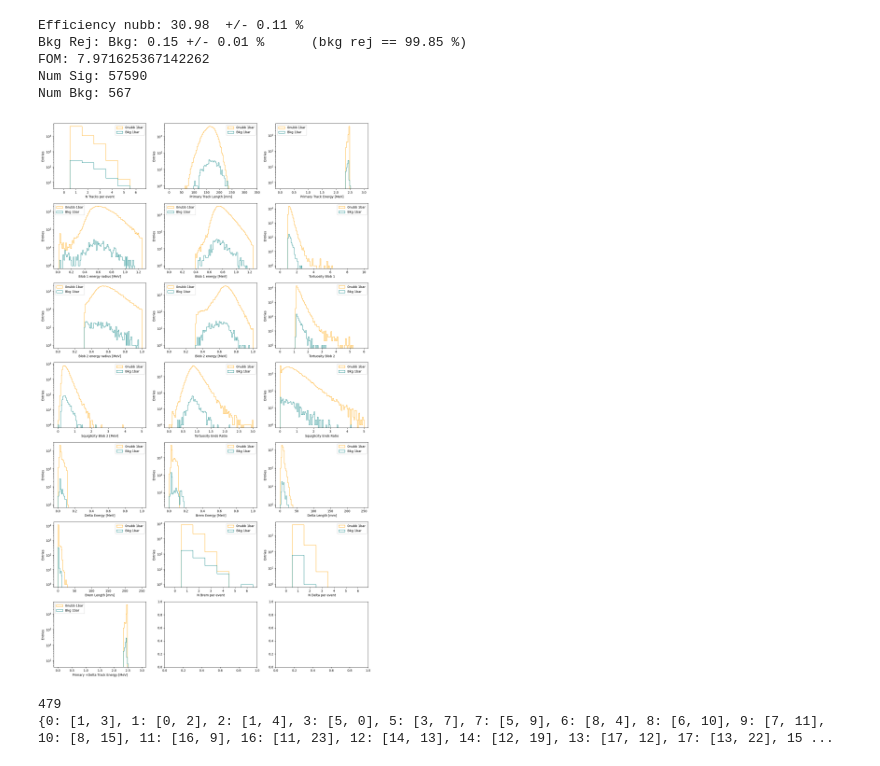
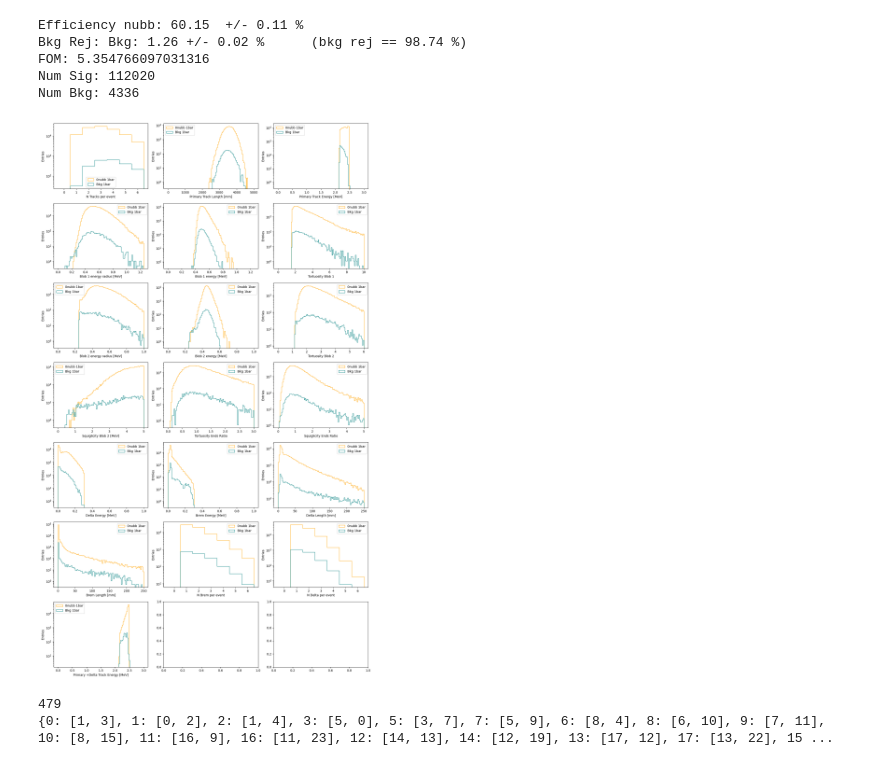
Before and after one commit to kvjmistry/ATPC, a Jupyter notebook: notebooks/TrackAnalysis.ipynb, the cells around one changed output. Cells and saved outputs as stored; diff of their text form; code cells hidden in the pictures.

Commit message:
fix plot scaling

```diff
--- a/notebooks/TrackAnalysis.ipynb
+++ b/notebooks/TrackAnalysis.ipynb
@@ -12,7 +12,7 @@ import plotly.io as pio
 # %%
 diff = "nodiff"
 # diff = "0.25percent"
-pressure = 15
+pressure = 1
 
 # Set the detector size depending on the pressure
 det_size = int(np.cbrt(6000**3/pressure)/2.0)
@@ -120,4 +120,7 @@ Bkg_events = len(Bkg_meta.event_id.unique())
 
 print(nubb_events)
 print(Bkg_events)
+
+sf_bkg = nubb_events/Bkg_events
+print("Bkg scale factor:", sf_bkg)
 # %% [output]
@@ -441,12 +450,15 @@ def PlotDistributionswithCuts(df_meta, col, label, scale_factor):
     # 1bar no diff
 
     # 30% signal eff
+    # df_meta, df_primary = ApplyGeneralCuts(df_meta, df_primary, 0.175, 0.175, 2.5)
     # cuts = (df_primary.blob2R > 0.25) & (df_primary.blob2 > 0.41) & (df_primary.blob1 > 0.4) & (df_primary.energy > 2.3) & (df_primary.energy < 2.5)  & (df_primary.Tortuosity2 > 1.35) & (df_primary.Tortuosity1 > 1.85)
 
     # 60% signal eff
-    # cuts = (df_primary.blob2R > 0.25) & (df_primary.blob2 > 0.25) & (df_primary.blob1 > 0.25) & (df_primary.energy > 2.15) & (df_primary.energy < 2.5)  & (df_primary.Tortuosity2 > 1.2) & (df_primary.Tortuosity1 > 1.6)
+    df_meta, df_primary = ApplyGeneralCuts(df_meta, df_primary, 0.3, 0.3, 2.5)
+    cuts = (df_primary.blob2R > 0.25) & (df_primary.blob2 > 0.25) & (df_primary.blob1 > 0.25) & (df_primary.energy > 2.15) & (df_primary.energy < 2.5)  & (df_primary.Tortuosity2 > 1.2) & (df_primary.Tortuosity1 > 1.6)
 
     # 90% signal eff
+    # df_meta, df_primary = ApplyGeneralCuts(df_meta, df_primary,3, 0.75, 2.5)
     # cuts =  (df_primary.blob2R > 0.24) &  (df_primary.Tortuosity2 > 1.15) &  (df_primary.energy > 1.72) & (df_primary.energy < 2.5)
     # -------------------------------------------------------------------------------------------------------------------------------------
     # 1bar 5%
@@ -507,8 +519,8 @@ def PlotDistributionswithCuts(df_meta, col, label, scale_factor):
     # 15bar no diff
 
     # 30% signal eff
-    df_meta, df_primary = ApplyGeneralCuts(df_meta, df_primary, 0.175, 3, 2.5)
-    cuts = (df_primary.blob2R > 0.32) & (df_primary.blob2 > 0.32) & (df_primary.blob1 > 0.4) & (df_primary.energy > 2.35) & (df_primary.energy < 2.5) & (df_primary.Tortuosity2 > 1.15)
+    # df_meta, df_primary = ApplyGeneralCuts(df_meta, df_primary, 0.175, 3, 2.5)
+    # cuts = (df_primary.blob2R > 0.32) & (df_primary.blob2 > 0.32) & (df_primary.blob1 > 0.4) & (df_primary.energy > 2.35) & (df_primary.energy < 2.5) & (df_primary.Tortuosity2 > 1.15)
 
 
     # 60% signal eff
@@ -524,14 +536,11 @@ def PlotDistributionswithCuts(df_meta, col, label, scale_factor):
 
     df_meta = df_meta[(df_meta.event_id.isin(df_primary.event_id.unique()))]
 
-    weights = np.ones_like(df_primary.energy) * scale_factor
-
-
-    df_counts = GetNLongTracks(df_meta)
+    df_counts      = GetNLongTracks(df_meta)
     df_counts_evts = df_counts[df_counts.N_tracks >= 1].event_id.unique()
 
     # Number of brems and deltas
-    N_brem = GetNParticles(df_meta, "Brem")
+    N_brem  = GetNParticles(df_meta, "Brem")
     N_delta = GetNParticles(df_meta, "Delta")
 
     # Dataframes containing brems and deltas
@@ -545,11 +554,19 @@ def PlotDistributionswithCuts(df_meta, col, label, scale_factor):
     # x_ray_ratio = df_meta.groupby("event_id").apply(compute_ratio).reset_index(name="ratio")
 
 
+    weights        = np.ones_like(df_primary.energy)  * scale_factor
+    weights_counts = np.ones_like(df_counts.N_tracks) * scale_factor
+    weights_deltas = np.ones_like(deltas.energy)      * scale_factor
+    weights_brem   = np.ones_like(brems.energy)       * scale_factor
+    weights_Ndelta = np.ones_like(N_delta.N_Delta)    * scale_factor
+    weights_Nbrem  = np.ones_like(N_brem.N_Brem)      * scale_factor
+    weights_trke   = np.ones_like(trk_e)              * scale_factor
+
     bin_edges = np.arange(-0.5, 7.5, 1)
     bin_centers = np.arange(0, 7, 1)
 
     # Multiplicities
-    axs[0,0].hist(df_counts.N_tracks, bins = bin_edges, histtype="step", color = col, label = label);
+    axs[0,0].hist(df_counts.N_tracks, bins = bin_edges, histtype="step", color = col, label = label, weights = weights_counts);
     # axs[0,0].hist(N_brem.N_Brem, bins = bin_edges, histtype="step", color = col, label = label);
     axs[0,0].set_xlabel("N Tracks per event")
     axs[0,0].set_ylabel("Entries")
@@ -623,46 +640,46 @@ def PlotDistributionswithCuts(df_meta, col, label, scale_factor):
     axs[3,2].legend()
     if (uselog): axs[3,2].semilogy()
 
-    axs[4,0].hist(deltas.energy, bins = np.linspace(0,1,100), histtype="step", color = col, label = label);
+    axs[4,0].hist(deltas.energy, bins = np.linspace(0,1,100), histtype="step", color = col, label = label, weights = weights_deltas);
     axs[4,0].set_xlabel("Delta Energy [MeV]")
     axs[4,0].set_ylabel("Entries")
     axs[4,0].legend()
     if (uselog): axs[4,0].semilogy()
 
-    axs[4,1].hist(brems.energy, bins = np.linspace(0,1,100), histtype="step", color = col, label = label);
+    axs[4,1].hist(brems.energy, bins = np.linspace(0,1,100), histtype="step", color = col, label = label, weights = weights_brem);
     axs[4,1].set_xlabel("Brem Energy [MeV]")
     axs[4,1].set_ylabel("Entries")
     axs[4,1].legend()
     if (uselog): axs[4,1].semilogy()
 
-    axs[4,2].hist(deltas.length, bins = np.linspace(0,250,100), histtype="step", color = col, label = label);
+    axs[4,2].hist(deltas.length, bins = np.linspace(0,250,100), histtype="step", color = col, label = label, weights = weights_deltas);
     axs[4,2].set_xlabel("Delta Length [mm]")
     axs[4,2].set_ylabel("Entries")
     axs[4,2].legend()
     if (uselog): axs[4,2].semilogy()
 
-    axs[5,0].hist(brems.length, bins = np.linspace(0,250,100), histtype="step", color = col, label = label);
+    axs[5,0].hist(brems.length, bins = np.linspace(0,250,100), histtype="step", color = col, label = label, weights = weights_brem);
     axs[5,0].set_xlabel("Brem Length [mm]")
     axs[5,0].set_ylabel("Entries")
     axs[5,0].semilogy()
     axs[5,0].legend()
     if (uselog): axs[5,0].semilogy()
 
-    axs[5,1].hist(N_brem.N_Brem, bins = bin_edges, histtype="step", color = col, label = label);
+    axs[5,1].hist(N_brem.N_Brem, bins = bin_edges, histtype="step", color = col, label = label, weights = weights_Nbrem);
     axs[5,1].set_xlabel("N Brem per event")
     axs[5,1].set_ylabel("Entries")
     axs[5,1].set_xticks(bin_centers) ;
     axs[5,1].legend()
     if (uselog): axs[5,1].semilogy()
 
-    axs[5,2].hist(N_delta.N_Delta, bins = bin_edges, histtype="step", color = col, label = label);
+    axs[5,2].hist(N_delta.N_Delta, bins = bin_edges, histtype="step", color = col, label = label, weights = weights_Ndelta);
     axs[5,2].set_xlabel("N Delta per event")
     axs[5,2].set_ylabel("Entries")
     axs[5,2].set_xticks(bin_centers) ;
     axs[5,2].legend()
     if (uselog): axs[5,2].semilogy()
 
-    axs[6,0].hist(trk_e, bins = np.linspace(0,3,100), histtype="step", color = col, label = label);
+    axs[6,0].hist(trk_e, bins = np.linspace(0,3,100), histtype="step", color = col, label = label, weights = weights_trke);
     axs[6,0].set_xlabel("Primary +Delta Track Energy [MeV]")
     axs[6,0].set_ylabel("Entries")
     axs[6,0].legend()
@@ -682,42 +699,42 @@ def PlotDistributionswithCuts(df_meta, col, label, scale_factor):
 
 
 
     plt.tight_layout()
 
     return df_primary.event_id.unique()
 
 
 
 fig, axs = plt.subplots(7, 3, figsize=(15, 25))
 
 nubb_cut = PlotDistributionswithCuts(nubb_meta, "orange", "0nubb 1bar", 1)
-Bkg_cut = PlotDistributionswithCuts(Bkg_meta, "Teal", "Bkg 1bar", 1)
+Bkg_cut  = PlotDistributionswithCuts(Bkg_meta, "Teal", "Bkg 1bar", sf_bkg)
 
 nubb_cut_num = len(nubb_cut)
-Bkg_cut_num = len(Bkg_cut)
+Bkg_cut_num  = len(Bkg_cut)
 
 
 nubb_eff, nubb_err =  CalcEfficiency(nubb_cut_num, nubb_events, "nubb")
-Bkg_eff, Bkg_err =  CalcEfficiency(Bkg_cut_num, Bkg_events, "Bkg")
+Bkg_eff, Bkg_err   =  CalcEfficiency(Bkg_cut_num, Bkg_events, "Bkg")
 
 # print("nubb: ", nubb_events, nubb_cut_num, 100*nubb_cut_num/nubb_events)
 # print("Bkg: ", Bkg_events, Bkg_cut_num, 100-100*Bkg_cut_num/Bkg_events)
 print("FOM:", FOM(nubb_cut_num/nubb_events, Bkg_cut_num/Bkg_events))
 
 print("Num Sig:", nubb_cut_num)
 print("Num Bkg:", Bkg_cut_num)
 
 # To plot:
 # Get the number of x-rays in the event and plot that vs the number of tracks in the event. gammas should have a 1 to 1 correspondance, whereas signal should be reduced.
 # tracking algo: new function to group clusters and then only connect based on the grouped clusters. This clustering should first be binned then labelled based on the proximity.
 # add x-ray label to the label tree other than brem
 # %% [output]
-Efficiency nubb: 30.98  +/- 0.11 %
-Bkg Rej: Bkg: 0.15 +/- 0.01 %      (bkg rej == 99.85 %)
-FOM: 7.971625367142262
-Num Sig: 57590
-Num Bkg: 567
+Efficiency nubb: 60.15  +/- 0.11 %
+Bkg Rej: Bkg: 1.26 +/- 0.02 %      (bkg rej == 98.74 %)
+FOM: 5.354766097031316
+Num Sig: 112020
+Num Bkg: 4336
-[figure, old version]
+[figure, new version]
 # %%
 # 3D event display
 %matplotlib widget
```
Also changed, not shown: parts of 4 cells of this notebook.
